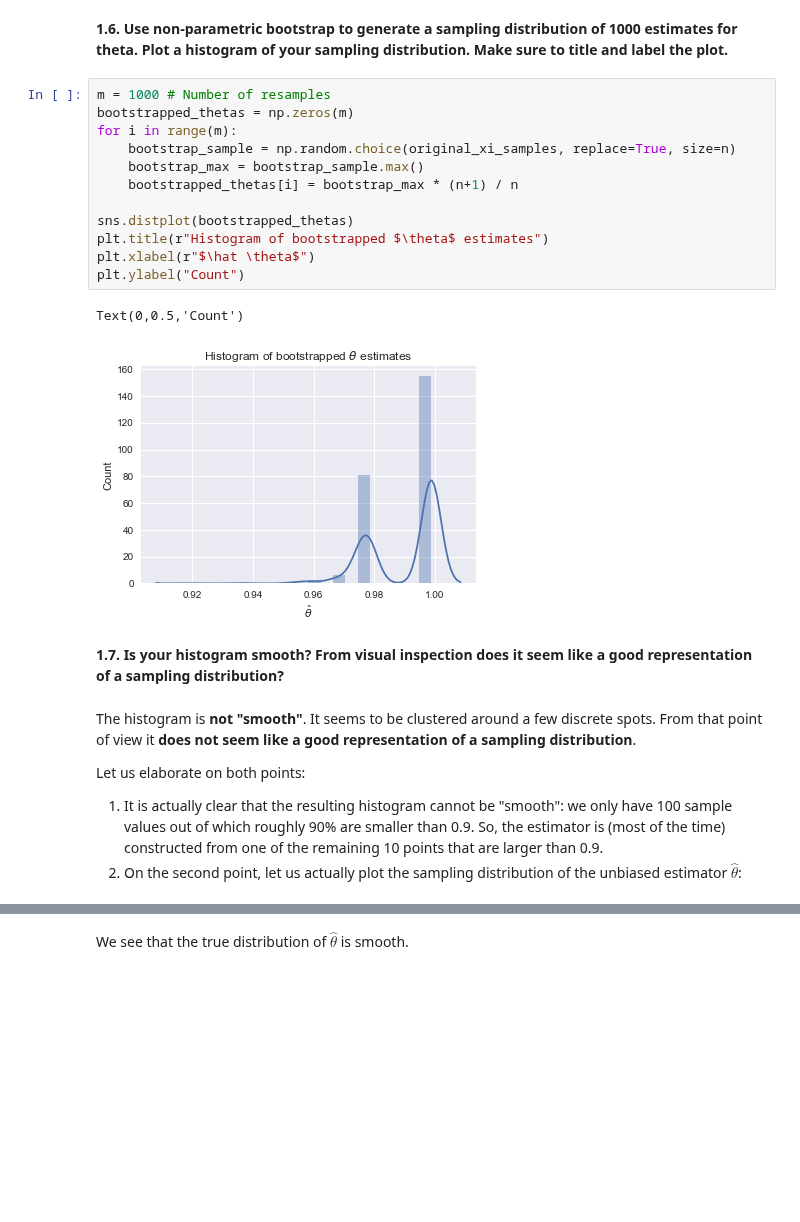
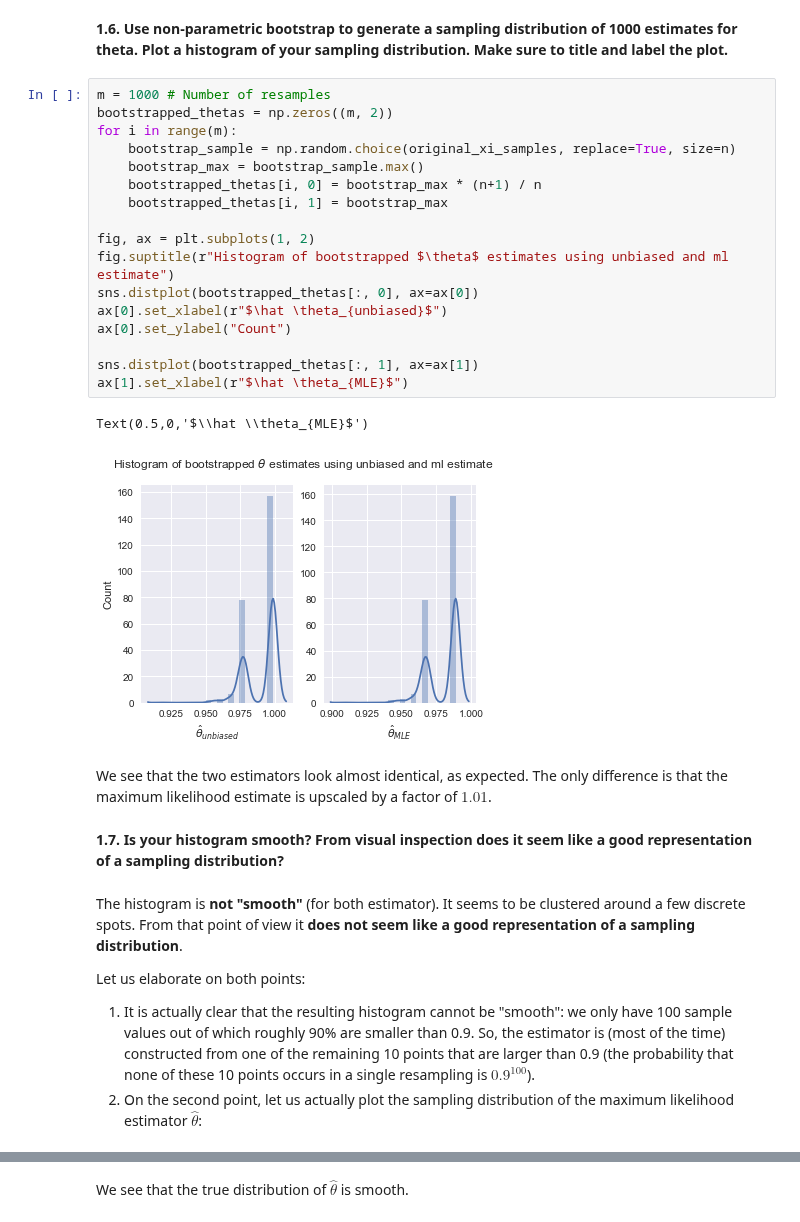
Before and after one commit to NOllAl/AM207HW, a Jupyter notebook: hw3/AM207_HW3.ipynb, the cells around one changed output, grey strips where cells are left out. Saved outputs shown, nothing was run; the diff lists cells and outputs as text; blank space fills up the shorter version.

```diff
--- a/hw3/AM207_HW3.ipynb
+++ b/hw3/AM207_HW3.ipynb
@@ -139,28 +139,35 @@ We see that the unbiased estimate comes close to the true population parameter.
 **1.6. Use non-parametric bootstrap to generate a sampling distribution of 1000 estimates for theta.  Plot a histogram of your sampling distribution.  Make sure to title and label the plot.**
 # %%
 m = 1000 # Number of resamples
-bootstrapped_thetas = np.zeros(m)
+bootstrapped_thetas = np.zeros((m, 2))
 for i in range(m):
     bootstrap_sample = np.random.choice(original_xi_samples, replace=True, size=n)
     bootstrap_max = bootstrap_sample.max()
-    bootstrapped_thetas[i] = bootstrap_max * (n+1) / n
+    bootstrapped_thetas[i, 0] = bootstrap_max * (n+1) / n
+    bootstrapped_thetas[i, 1] = bootstrap_max
 
-sns.distplot(bootstrapped_thetas)
-plt.title(r"Histogram of bootstrapped $\theta$ estimates")
-plt.xlabel(r"$\hat \theta$")
-plt.ylabel("Count")
+fig, ax = plt.subplots(1, 2)
+fig.suptitle(r"Histogram of bootstrapped $\theta$ estimates using unbiased and ml estimate")
+sns.distplot(bootstrapped_thetas[:, 0], ax=ax[0])
+ax[0].set_xlabel(r"$\hat \theta_{unbiased}$")
+ax[0].set_ylabel("Count")
+
+sns.distplot(bootstrapped_thetas[:, 1], ax=ax[1])
+ax[1].set_xlabel(r"$\hat \theta_{MLE}$")
 # %% [output]
-Text(0,0.5,'Count')
+Text(0.5,0,'$\\hat \\theta_{MLE}$')
-[figure, old version]
+[figure, new version]
+# %% [markdown]
+We see that the two estimators look almost identical, as expected. The only difference is that the maximum likelihood estimate is upscaled by a factor of $1.01$.
 # %% [markdown]
 **1.7. Is your histogram smooth?  From visual inspection does it seem like a good representation of a sampling distribution?**
 # %% [markdown]
-The histogram is **not "smooth"**. It seems to be clustered around a few discrete spots. From that point of view it **does not seem like a good representation of a sampling distribution**.
+The histogram is **not "smooth"** (for both estimator). It seems to be clustered around a few discrete spots. From that point of view it **does not seem like a good representation of a sampling distribution**.
 
 Let us elaborate on both points:
 
-1. It is actually clear that the resulting histogram cannot be "smooth": we only have 100 sample values out of which roughly 90% are smaller than 0.9. So, the estimator is (most of the time) constructed from one of the remaining 10 points that are larger than 0.9.
-2. On the second point, let us actually plot the sampling distribution of the unbiased estimator $\hat \theta$:
+1. It is actually clear that the resulting histogram cannot be "smooth": we only have 100 sample values out of which roughly 90% are smaller than 0.9. So, the estimator is (most of the time) constructed from one of the remaining 10 points that are larger than 0.9 (the probability that none of these 10 points occurs in a single resampling is $0.9^{100}$).
+2. On the second point, let us actually plot the sampling distribution of the maximum likelihood estimator $\hat \theta$:
 # %%
 n_sim = 1000
 unbiased_estimator = np.zeros(n_sim)
```
Also changed, not shown: parts of 6 cells of this notebook.
